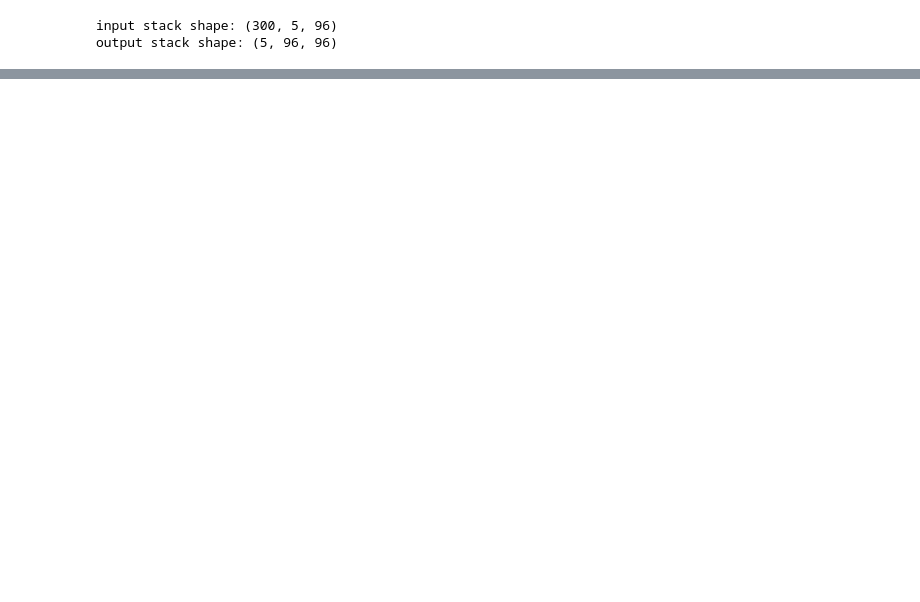
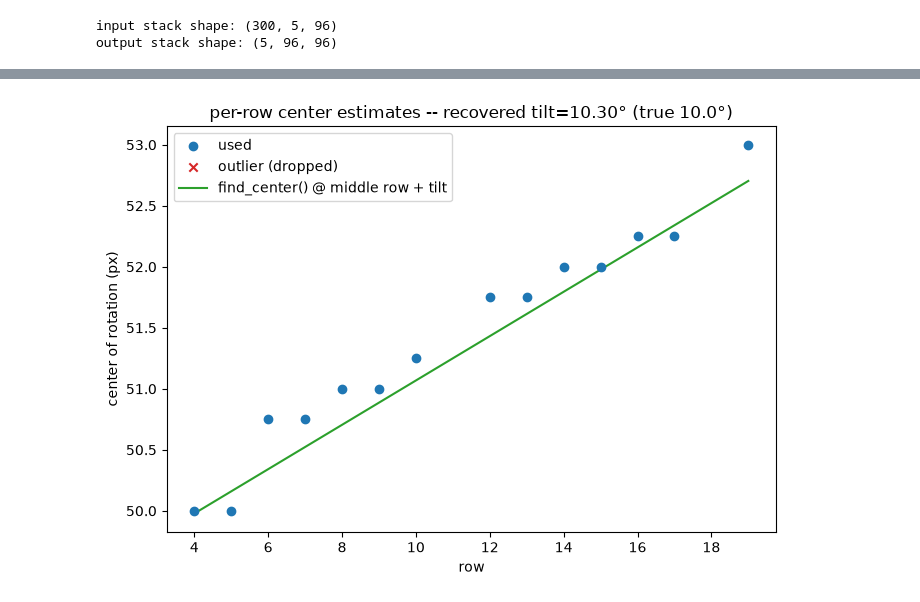
Before and after one commit to HZB-tomo/Universal-Reconstructions, a Jupyter notebook: doc/demo/04_reconstruction.ipynb, the cells around one changed output, grey strips where cells are left out. Drawn from its saved outputs; the diff is of its cells as text; code cells hidden in the pictures; blank space fills up the shorter version.

```diff
--- a/doc/demo/04_reconstruction.ipynb
+++ b/doc/demo/04_reconstruction.ipynb
@@ -156,0 +177,17 @@ Every slice lands in roughly the same correlation range -- consistent, not a flu
+# %%
+TRUE_TILT_COR = 4.0    # pixels, at the middle row
+TRUE_TILT_DEG = 10.0   # degrees of axis lean
+
+tilt_phantom = generate(
+    shape=(24, 96, 96), n_angles=300,
+    cor_deviation=TRUE_TILT_COR, tilt_deg=TRUE_TILT_DEG,
+    n_scratches=0, n_defective_pixels=0, inhomogeneity_strength=0.0,
+    noise_level=0.0, seed=11,
+)
+tilt_project = to_project_object(tilt_phantom)
+tilt_reference = build_reference(tilt_project)
+tilt_normalized = normalize_rows(tilt_project, slice(None), tilt_reference)
+n_tilt_rows = tilt_normalized.shape[1]
+tilt_middle_row = (n_tilt_rows - 1) // 2
+
+print("normalized shape:", tilt_normalized.shape)
@@ -156,0 +198,13 @@ Every slice lands in roughly the same correlation range -- consistent, not a flu
+# %%
+from calibration import find_center, find_tilt, centers_for_rows
+
+tilt_result = find_tilt(tilt_normalized, backend="algotom", num_rows=14, margin=4, outlier_tolerance=6.0)
+center_at_middle = find_center(tilt_normalized[:, tilt_middle_row, :], backend="algotom")
+
+print("recovered tilt_deg:", tilt_result.tilt_deg, " true:", TRUE_TILT_DEG)
+print("find_center() at middle row:      ", center_at_middle)
+print("find_tilt()'s own cross-check there:", tilt_result.center_at_reference_row, "(should roughly agree)")
+print("true center at middle row:", width / 2 + TRUE_TILT_COR)
+print("rows sampled:  ", tilt_result.rows)
+print("per-row centers:", np.round(tilt_result.centers, 2))
+print("used (not an outlier):", tilt_result.used)
@@ -156,0 +221,16 @@ Every slice lands in roughly the same correlation range -- consistent, not a flu
+# %%
+fit_rows = np.array([tilt_result.rows.min(), tilt_result.rows.max()])
+fit_centers = centers_for_rows(tilt_result.tilt_deg, center_at_middle, reference_row=tilt_middle_row, rows=fit_rows)
+
+fig, ax = plt.subplots(figsize=(7, 5))
+ax.scatter(tilt_result.rows[tilt_result.used], tilt_result.centers[tilt_result.used], label="used", zorder=3)
+ax.scatter(tilt_result.rows[~tilt_result.used], tilt_result.centers[~tilt_result.used], label="outlier (dropped)", marker="x", color="tab:red", zorder=3)
+ax.plot(fit_rows, fit_centers, color="tab:green", label="find_center() @ middle row + tilt")
+ax.set_xlabel("row")
+ax.set_ylabel("center of rotation (px)")
+ax.set_title(f"per-row center estimates -- recovered tilt={tilt_result.tilt_deg:.2f}° (true {TRUE_TILT_DEG}°)")
+ax.legend()
+plt.tight_layout()
+plt.show()
+# %% [output]
+[figure, added]
```
Also changed, not shown: parts of 31 cells of this notebook, 48 other files.
